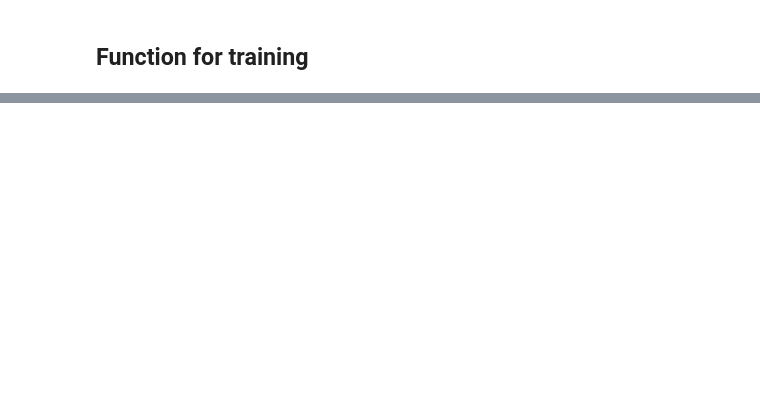
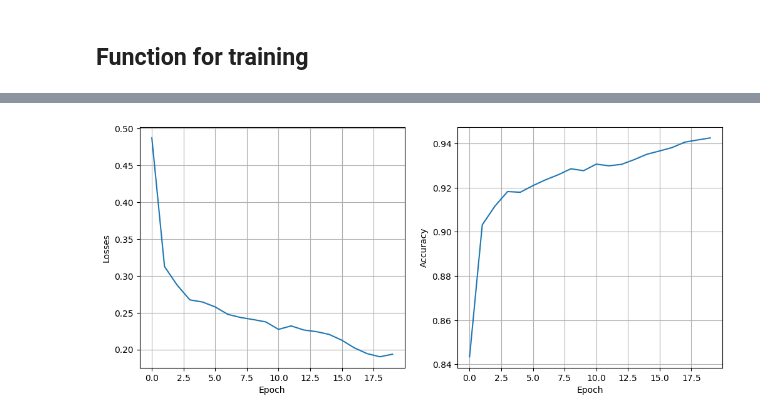
Before and after one commit to alex-werben/Deep-Learning, a Jupyter notebook: mnist_cnn.ipynb, the cells around one changed output, grey strips where cells are left out. Drawn from its saved outputs; the diff is of its cells as text; code cells hidden in the pictures; blank space fills up the shorter version.

```diff
--- a/mnist_cnn.ipynb
+++ b/mnist_cnn.ipynb
@@ -393,42 +356,40 @@ for X, y in mnist_train_loader:
 # %% [markdown]
 ## Function for training
 # %%
-def train_kaggle(network: nn.Module, dataset: DataLoader, loss = None, optim: torch.optim = None,
+def train_kaggle(network: nn.Module, train_loader: DataLoader, loss = None, optim: torch.optim = None,
                  learning_rate: float = 0.01, epochs: int =10, gpu: bool = False,
                  plot: bool = False, verbose: bool = False):
     loss = loss or nn.NLLLoss()
-    optim = optim or torch.optim.Adam(network.parameters(), lr=learning_rate)
+    optimizer = optim or torch.optim.Adam(network.parameters(), lr=learning_rate)
 
     train_losses = []
     train_accuracies = []
-
     train_preds = []
 
     network.to(device=gpu_device) if gpu else network.to(device=cpu_device)
-
     network.train()
     for i in tqdm(range(epochs)):
         accuracies = []
         losses = []
         preds = []
-        for X, y in dataset:
+        for X, y in train_loader:
             if gpu:
                 X = X.to(device=gpu_device)
                 y = y.to(device=gpu_device)
-
+            optimizer.zero_grad()
             pred = network(X)
             batch_loss = loss(pred, y)
             losses.append(batch_loss.item())
             batch_loss.backward()
-            optim.step()
+            optimizer.step()
 
-            accuracies.append((np.argmax(pred.detach().cpu().data.numpy(), axis=1) == y.cpu().data.numpy()).mean())
+            accuracies.append((np.argmax(pred.cpu().data.numpy(), axis=1) == y.cpu().data.numpy()).mean())
             preds.append(pred)
         train_losses.append(np.mean(losses))
         train_accuracies.append(np.mean(accuracies))
         train_preds.append(preds)
-        clear_output(True)
         if verbose:
+            clear_output(True)
             sys.stdout.write(f"Epoch {i}: Train loss/accuracy: {train_losses[i]:.3f}/{train_accuracies[i]:.3f}")
         if plot:
             plt.figure(figsize=(12, 5))
@@ -449,3 +408,4 @@ cnn = ConvClassifier()
 # %%
-tr_ac, tr_ls = train_kaggle(conv_cls, mnist_train_loader, loss=nn.CrossEntropyLoss(), gpu=False, verbose=True, plot=True)
+cnn = CNN()
+tr_ac, tr_ls, preds = train_kaggle(cnn, mnist_train_loader, epochs=20, loss=nn.CrossEntropyLoss(), gpu=True, verbose=True, plot=True)
 # %% [output]
@@ -452,0 +413 @@ KeyboardInterrupt:
+[figure, added]
```
Also changed, not shown: parts of 23 cells of this notebook.
